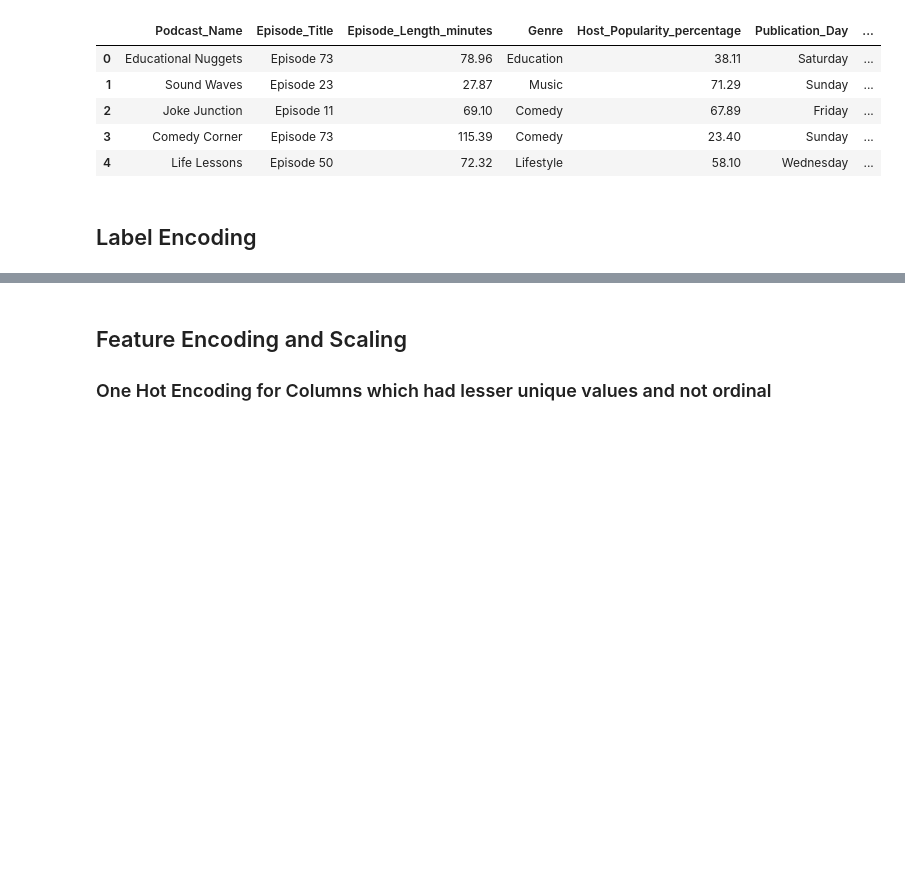
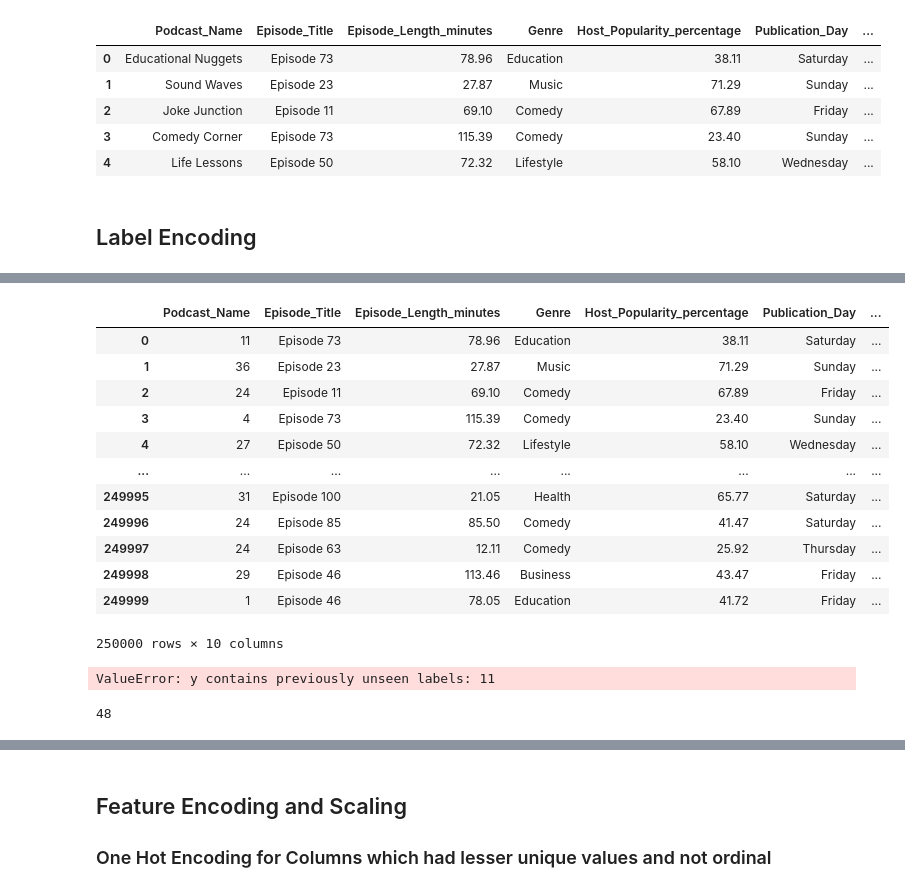
Before and after one commit to gaurav150/Deep-Learning, a Jupyter notebook: podcast-listening-prediction.ipynb, the cells around one changed output, grey strips where cells are left out. Drawn from its saved outputs; the diff is of its cells as text; code cells hidden in the pictures; blank space fills up the shorter version.

```diff
--- a/podcast-listening-prediction.ipynb
+++ b/podcast-listening-prediction.ipynb
@@ -550,3 +560,7 @@ y = train['Listening_Time_minutes']
+# %%
+x_test = test[['Podcast_Name', 'Episode_Title', 'Episode_Length_minutes', 'Genre',
+       'Host_Popularity_percentage', 'Publication_Day', 'Publication_Time',
+       'Guest_Popularity_percentage', 'Number_of_Ads', 'Episode_Sentiment']]
 # %%
 le1 = LabelEncoder()
 le2 = LabelEncoder()
@@ -554,3 +568,27 @@ le3  = LabelEncoder()
 le4 = LabelEncoder()
 # %%
 x['Podcast_Name'] = le1.fit_transform(x['Podcast_Name'])
+# %%
+x_test
+# %% [output]
+|  | Podcast_Name | Episode_Title | Episode_Length_minutes | Genre | Host_Popularity_percentage | Publication_Day | ... |
+| 0 | 11 | Episode 73 | 78.96 | Education | 38.11 | Saturday | ... |
+| 1 | 36 | Episode 23 | 27.87 | Music | 71.29 | Sunday | ... |
+| 2 | 24 | Episode 11 | 69.10 | Comedy | 67.89 | Friday | ... |
+| 3 | 4 | Episode 73 | 115.39 | Comedy | 23.40 | Sunday | ... |
+| 4 | 27 | Episode 50 | 72.32 | Lifestyle | 58.10 | Wednesday | ... |
+| ... | ... | ... | ... | ... | ... | ... | ... |
+| 249995 | 31 | Episode 100 | 21.05 | Health | 65.77 | Saturday | ... |
+| 249996 | 24 | Episode 85 | 85.50 | Comedy | 41.47 | Saturday | ... |
+| 249997 | 24 | Episode 63 | 12.11 | Comedy | 25.92 | Thursday | ... |
+| 249998 | 29 | Episode 46 | 113.46 | Business | 43.47 | Friday | ... |
+| 249999 | 1 | Episode 46 | 78.05 | Education | 41.72 | Friday | ... |
+250000 rows × 10 columns
+# %%
+x_test['Podcast_Name'] = le1.transform(x_test['Podcast_Name'])
+# %% [output]
+ValueError: y contains previously unseen labels: 11
+# %%
+test['Podcast_Name'].value_counts().nunique()
+# %% [output]
+48
```
Also changed, not shown: parts of 12 cells of this notebook.
